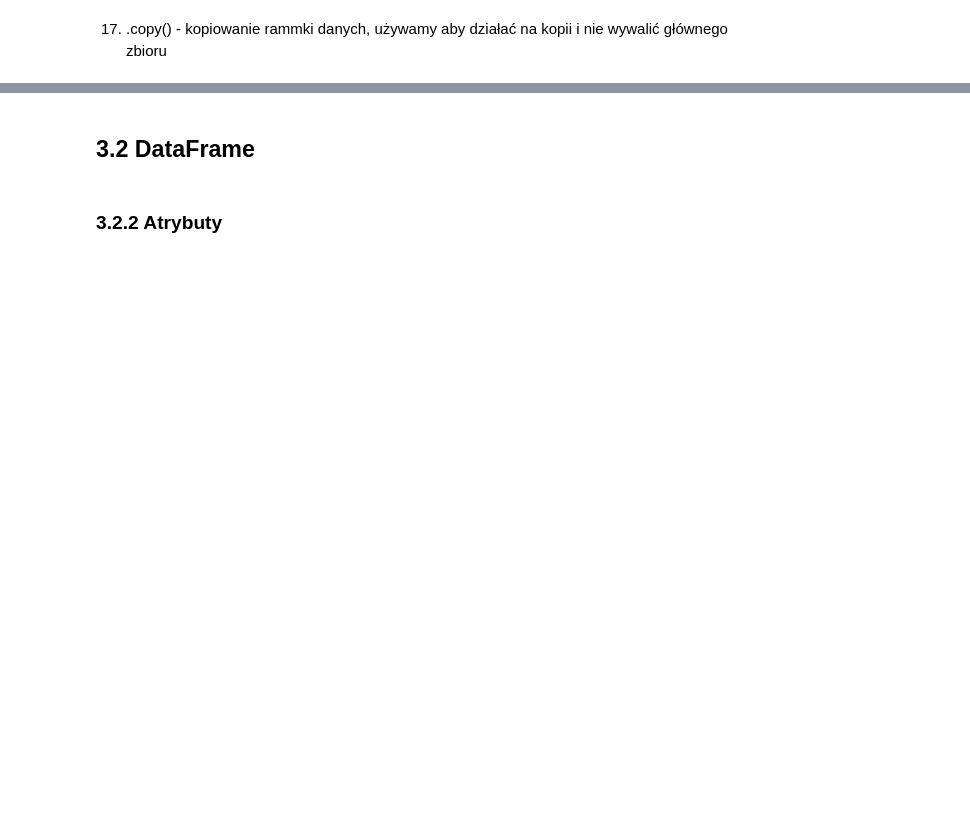
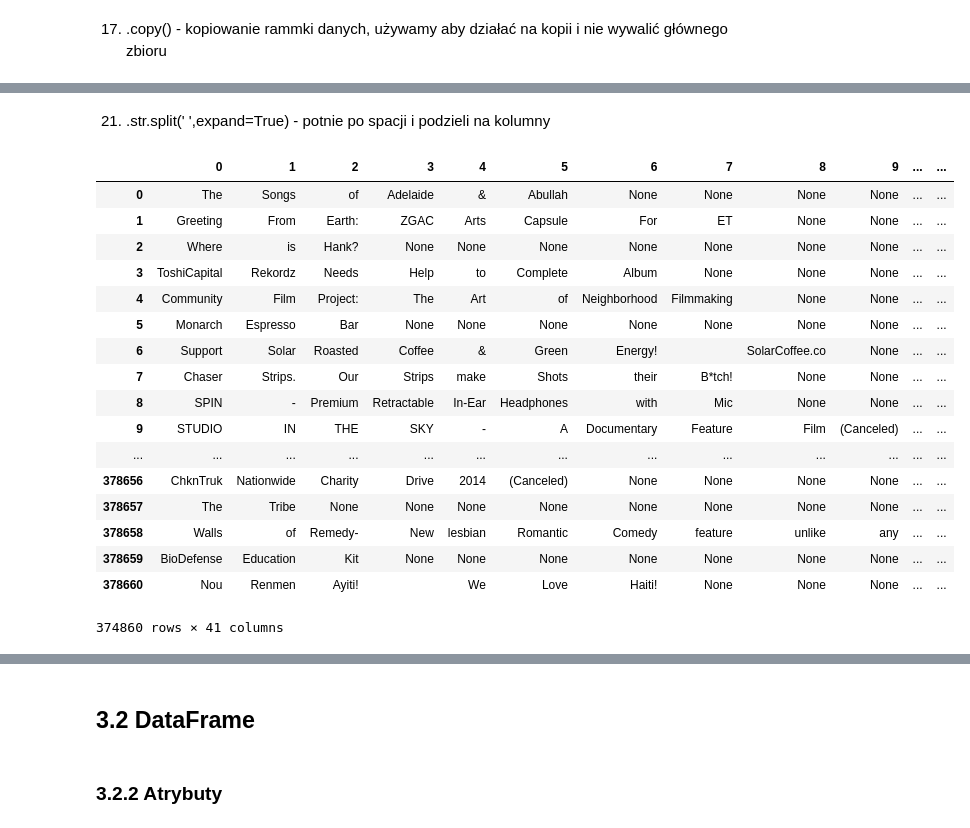
Before and after one commit to infoshareacademy/jdsz4-PandP, a Jupyter notebook: projekt_python/prework/AnalizaDanychPandasNumpyETC.ipynb, the cells around one changed output, grey strips where cells are left out. Drawn from its saved outputs; the diff is of its cells as text; code cells hidden in the pictures; blank space fills up the shorter version.

```diff
--- a/projekt_python/prework/AnalizaDanychPandasNumpyETC.ipynb
+++ b/projekt_python/prework/AnalizaDanychPandasNumpyETC.ipynb
@@ -496,0 +598,23 @@ Name: category, Length: 378661, dtype: object
+# %% [markdown]
+21. .str.split(' ',expand=True) - potnie po spacji i podzieli na kolumny
+# %%
+seria.str.split(' ',expand=True)
+# %% [output]
+|  | 0 | 1 | 2 | 3 | 4 | 5 | 6 | 7 | 8 | 9 | ... | ... |
+| 0 | The | Songs | of | Adelaide | & | Abullah | None | None | None | None | ... | ... |
+| 1 | Greeting | From | Earth: | ZGAC | Arts | Capsule | For | ET | None | None | ... | ... |
+| 2 | Where | is | Hank? | None | None | None | None | None | None | None | ... | ... |
+| 3 | ToshiCapital | Rekordz | Needs | Help | to | Complete | Album | None | None | None | ... | ... |
+| 4 | Community | Film | Project: | The | Art | of | Neighborhood | Filmmaking | None | None | ... | ... |
+| 5 | Monarch | Espresso | Bar | None | None | None | None | None | None | None | ... | ... |
+| 6 | Support | Solar | Roasted | Coffee | & | Green | Energy! |  | SolarCoffee.co | None | ... | ... |
+| 7 | Chaser | Strips. | Our | Strips | make | Shots | their | B*tch! | None | None | ... | ... |
+| 8 | SPIN | - | Premium | Retractable | In-Ear | Headphones | with | Mic | None | None | ... | ... |
+| 9 | STUDIO | IN | THE | SKY | - | A | Documentary | Feature | Film | (Canceled) | ... | ... |
+| ... | ... | ... | ... | ... | ... | ... | ... | ... | ... | ... | ... | ... |
+| 378656 | ChknTruk | Nationwide | Charity | Drive | 2014 | (Canceled) | None | None | None | None | ... | ... |
+| 378657 | The | Tribe | None | None | None | None | None | None | None | None | ... | ... |
+| 378658 | Walls | of | Remedy- | New | lesbian | Romantic | Comedy | feature | unlike | any | ... | ... |
+| 378659 | BioDefense | Education | Kit | None | None | None | None | None | None | None | ... | ... |
+| 378660 | Nou | Renmen | Ayiti! |  | We | Love | Haiti! | None | None | None | ... | ... |
+374860 rows × 41 columns
```
Also changed, not shown: parts of 76 cells of this notebook.
